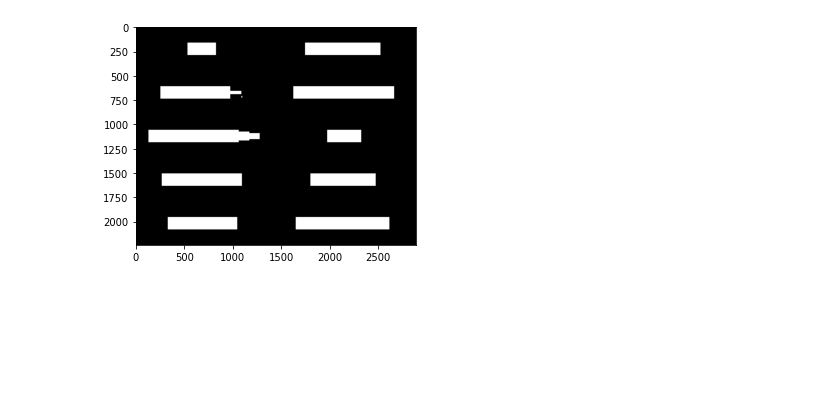
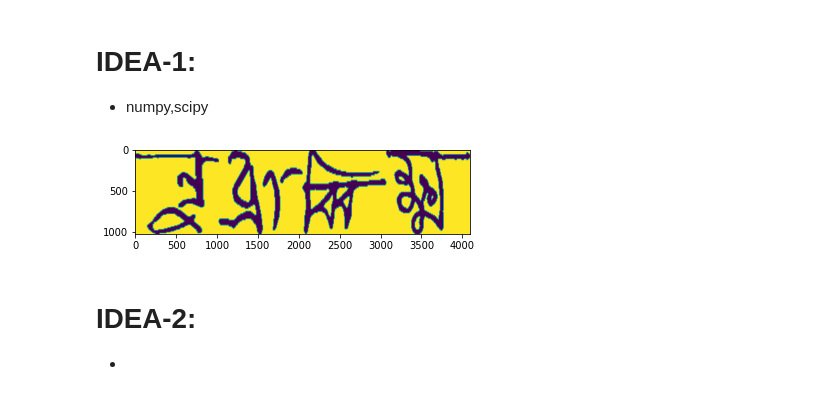
Before and after one commit to mnansary/apsis-detection, a Jupyter notebook: debug_mobassir.ipynb, the cells around one changed output. Saved outputs shown, nothing was run; the diff lists cells and outputs as text; code cells hidden in the pictures; blank space fills up the shorter version.

```diff
--- a/debug_mobassir.ipynb
+++ b/debug_mobassir.ipynb
@@ -48,15 +23,6 @@ import matplotlib.pyplot as plt
 import os
 import cv2
 import numpy as np
-iden=2
-from coreLib.word import create_word
-img,label,iden=create_word(iden,
-                            "bangla",
-                            "handwritten",
-                            "number",
-                            ds,
-                            use_dict=True)
-# max neutralization
-plt.imshow(img)
-plt.show()
+df=ds.bangla.graphemes.df
+df
 # %% [output]
@@ -180,17 +42,26 @@ plt.show()
-# %%
-word_mask=np.zeros(page.shape)
-for label in labels:
-    for k,v in label.items():
-        if v!=' ':
-            idx = np.where(page==k)
-            y_min,y_max,x_min,x_max = np.min(idx[0]), np.max(idx[0]), np.min(idx[1]), np.max(idx[1])
-
-            word_mask[y_min:y_max+1,x_min:x_max+1]=255
-
-word_mask=np.expand_dims(word_mask,axis=-1)
-word_mask=np.concatenate([word_mask,word_mask,word_mask],axis=-1)
-word_mask=word_mask.astype("uint8")
-plt.imshow(word_mask)
-plt.show()
-# %% [output]
-[figure, removed]
+# %% [markdown]
+# IDEA-1:
+* numpy,scipy
+# %%
+# POC:
+import random
+num_char=4
+imgs=[]
+h,w=1024,1024
+for _ in range(num_char):
+    img_path=df.iloc[random.randint(0,len(df)),2]
+    img=cv2.imread(img_path,0)
+    img=cv2.resize(img,(h,w))
+    #---------------------------------
+
+    #---------------------------------
+    imgs.append(img)
+
+img=np.concatenate(imgs,axis=1)
+plt.imshow(img)
+plt.show()
+# %% [output]
+[figure, added]
+# %% [markdown]
+# IDEA-2:
+*
```
Also changed, not shown: parts of 10 cells of this notebook.
